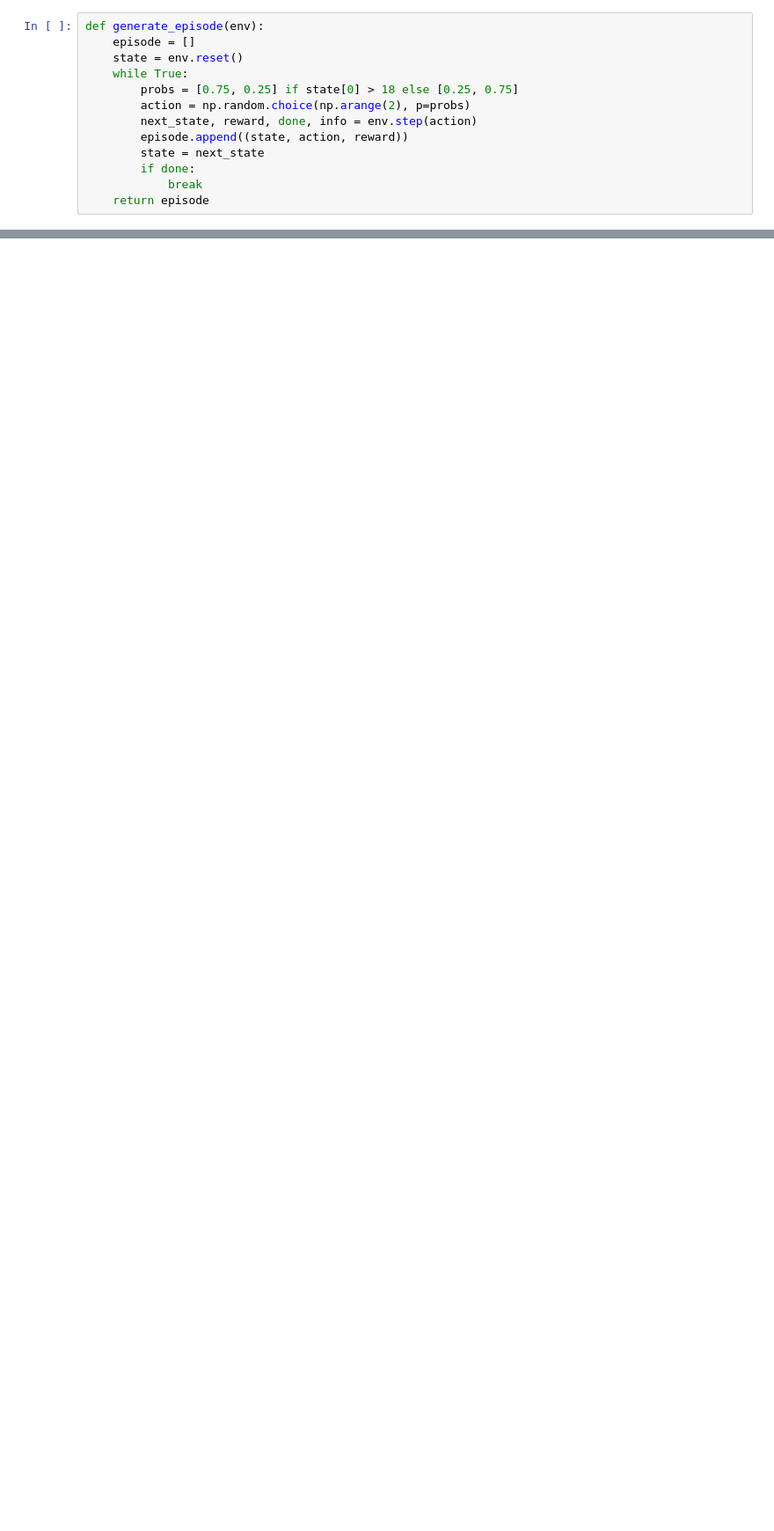
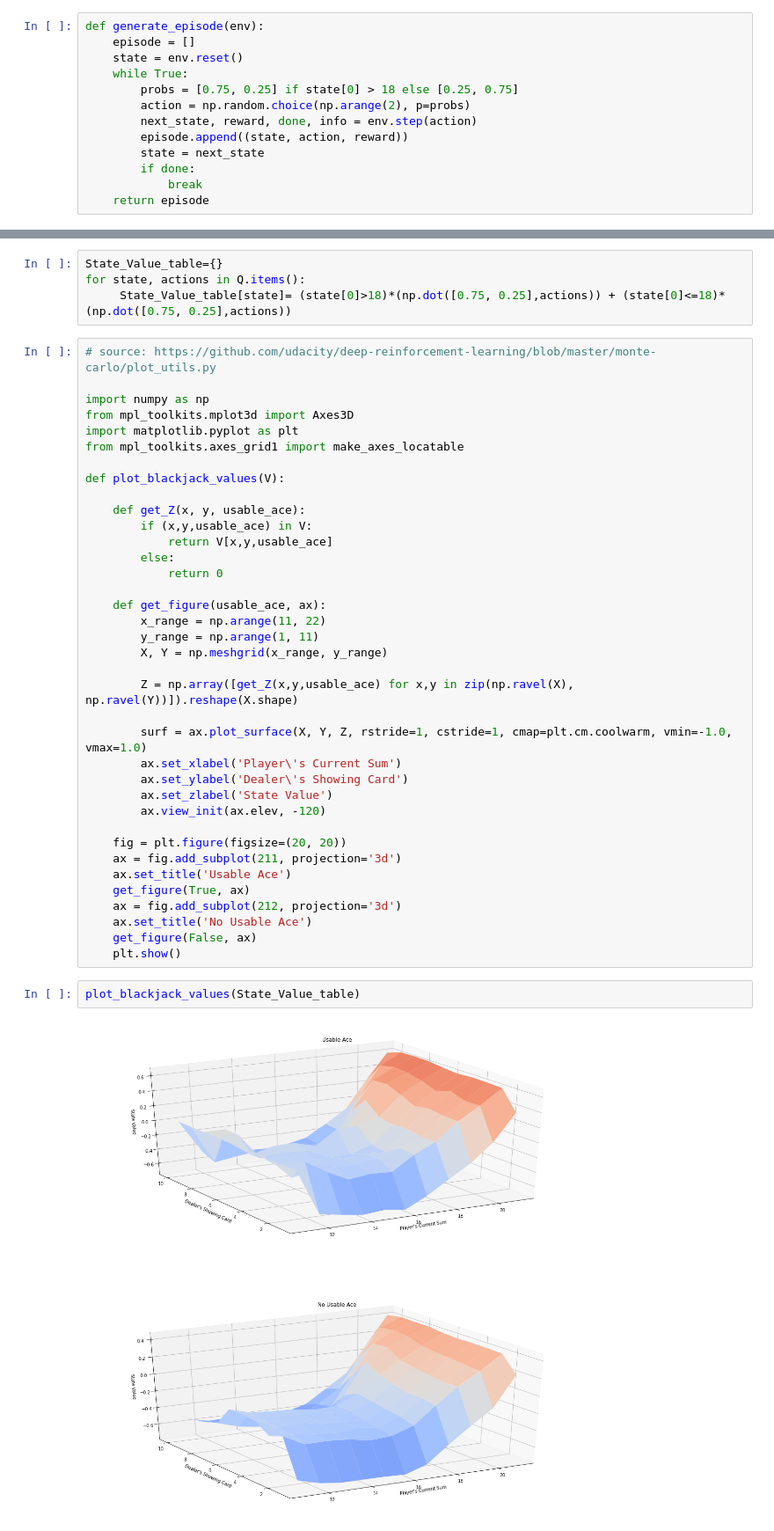
Before and after one commit to patricio-tech/proyectos, a Jupyter notebook: RL4.ipynb, the cells around one changed output, grey strips where cells are left out. Shown at 88% size. Saved outputs shown, nothing was run; the diff lists cells and outputs as text; blank space fills up the shorter version.

```diff
--- a/RL4.ipynb
+++ b/RL4.ipynb
@@ -61,0 +113,45 @@ for i in range(10):
+# %%
+State_Value_table={}
+for state, actions in Q.items():
+     State_Value_table[state]= (state[0]>18)*(np.dot([0.75, 0.25],actions)) + (state[0]<=18)*(np.dot([0.75, 0.25],actions))
+# %%
+# source: https://github.com/udacity/deep-reinforcement-learning/blob/master/monte-carlo/plot_utils.py
+
+import numpy as np
+from mpl_toolkits.mplot3d import Axes3D
+import matplotlib.pyplot as plt
+from mpl_toolkits.axes_grid1 import make_axes_locatable
+
+def plot_blackjack_values(V):
+
+    def get_Z(x, y, usable_ace):
+        if (x,y,usable_ace) in V:
+            return V[x,y,usable_ace]
+        else:
+            return 0
+
+    def get_figure(usable_ace, ax):
+        x_range = np.arange(11, 22)
+        y_range = np.arange(1, 11)
+        X, Y = np.meshgrid(x_range, y_range)
+
+        Z = np.array([get_Z(x,y,usable_ace) for x,y in zip(np.ravel(X), np.ravel(Y))]).reshape(X.shape)
+
+        surf = ax.plot_surface(X, Y, Z, rstride=1, cstride=1, cmap=plt.cm.coolwarm, vmin=-1.0, vmax=1.0)
+        ax.set_xlabel('Player\'s Current Sum')
+        ax.set_ylabel('Dealer\'s Showing Card')
+        ax.set_zlabel('State Value')
+        ax.view_init(ax.elev, -120)
+
+    fig = plt.figure(figsize=(20, 20))
+    ax = fig.add_subplot(211, projection='3d')
+    ax.set_title('Usable Ace')
+    get_figure(True, ax)
+    ax = fig.add_subplot(212, projection='3d')
+    ax.set_title('No Usable Ace')
+    get_figure(False, ax)
+    plt.show()
+# %%
+plot_blackjack_values(State_Value_table)
+# %% [output]
+[figure, added]
```
Also changed, not shown: parts of 6 cells of this notebook.
